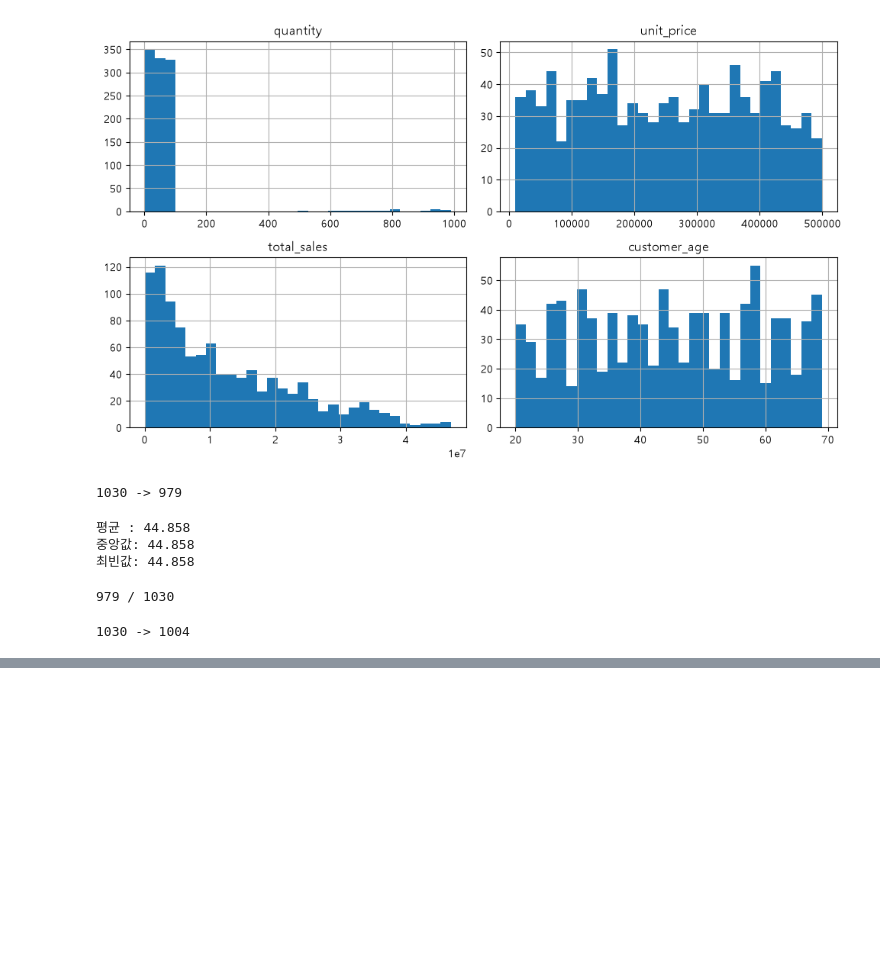
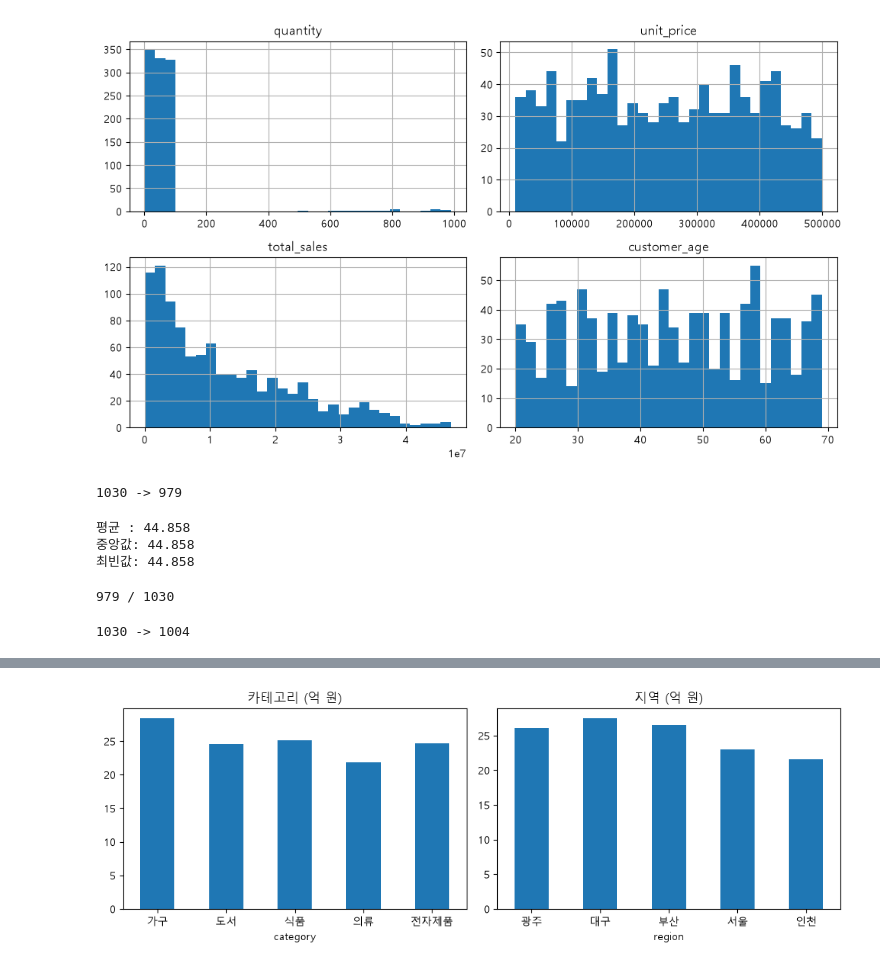
Before and after one commit to studentzzang/flask-practice1, a Jupyter notebook: data_analysis/sales.ipynb, the cells around one changed output, grey strips where cells are left out. Cells and saved outputs as stored; diff of their text form; code cells hidden in the pictures; blank space fills up the shorter version.

```diff
--- a/data_analysis/sales.ipynb
+++ b/data_analysis/sales.ipynb
@@ -169,0 +256,3 @@ print(before, "->", len(df))
+# %%
+by_cat = df.groupby("category")["total_sales"].sum()
+(by_cat / 1e8).round(1) # 억 원 단위
@@ -169,0 +267,9 @@ print(before, "->", len(df))
+# %%
+by_reg = df.groupby("region")["total_sales"].sum()
+fig, ax = plt.subplots(1, 2, figsize=(10, 3.6))
+(by_cat / 1e8).plot.bar(ax=ax[0], title="카테고리 (억 원)", rot=0)
+(by_reg / 1e8).plot.bar(ax=ax[1], title="지역 (억 원)", rot=0)
+plt.tight_layout()
+plt.show()
+# %% [output]
+[figure, added]
```
Also changed, not shown: parts of 16 cells of this notebook, 1 other file.
